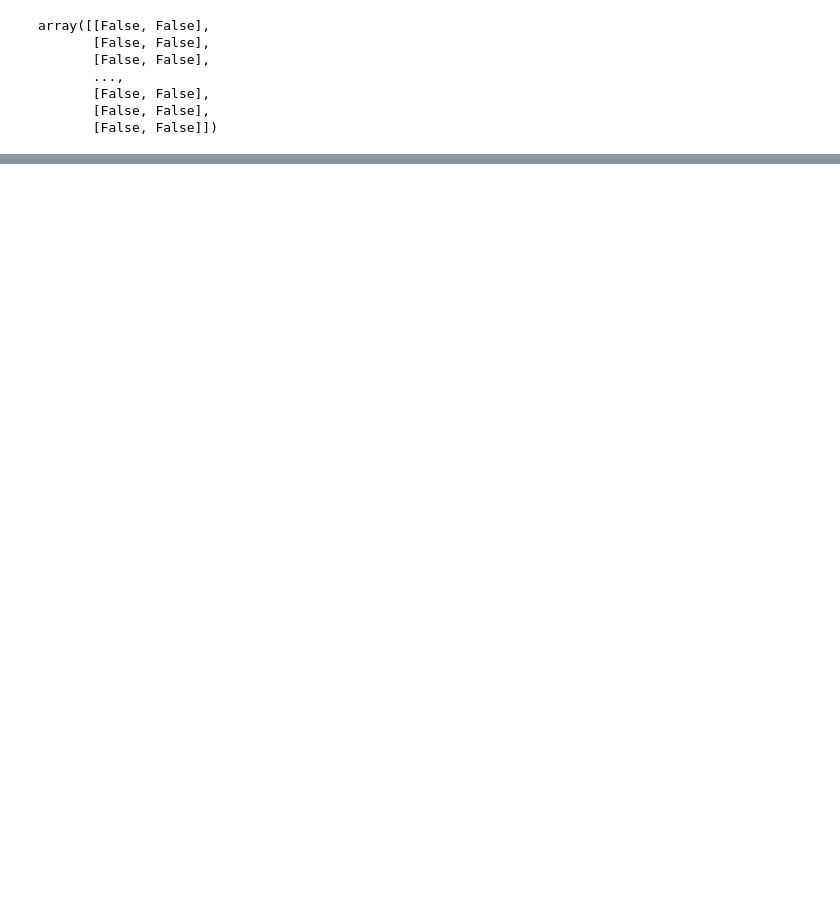
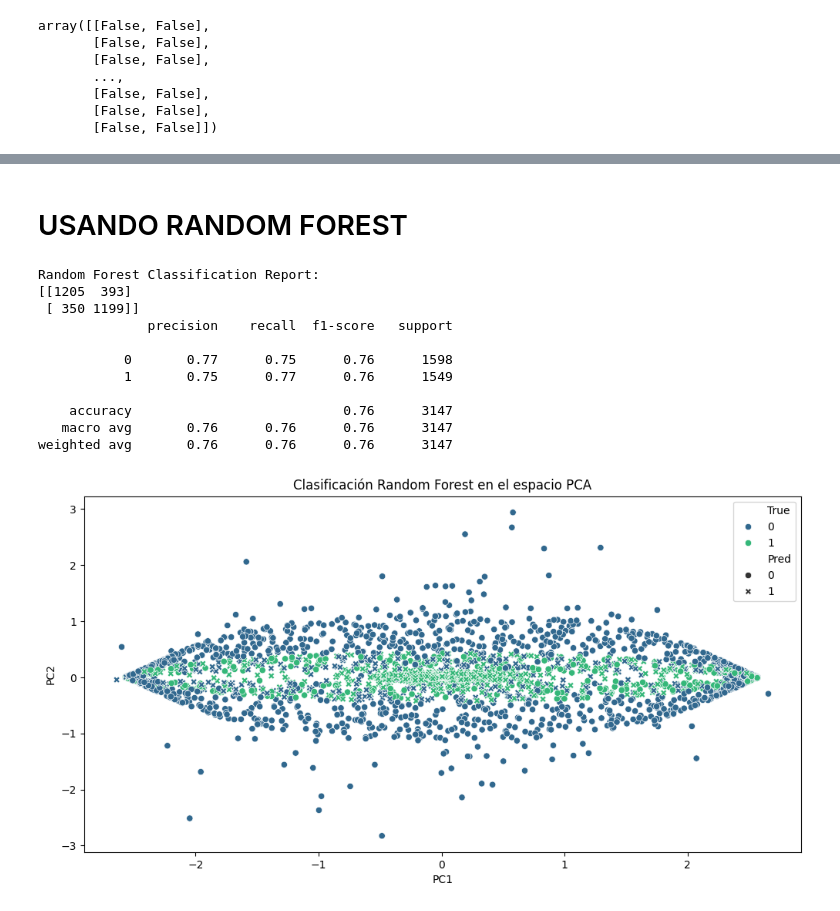
Before and after one commit to IvanAOrtiz/RETO_OndasGravitacionales, a Jupyter notebook: RetoTOPO.ipynb, the cells around one changed output, grey strips where cells are left out. Drawn from its saved outputs; the diff is of its cells as text; code cells hidden in the pictures; blank space fills up the shorter version.

```diff
--- a/RetoTOPO.ipynb
+++ b/RetoTOPO.ipynb
@@ -206,0 +317,54 @@ plot_persistence_diagram(persistence_filtered_signal, "Diagrama de Persistencia
+# %% [markdown]
+# USANDO RANDOM FOREST
+# %%
+
+
+# Preparación de los datos
+X = df_combined_scaled
+y = df_combined['Type'].apply(lambda x: 1 if x == 'Filtered' else 0)  # Convertir las etiquetas a 0 y 1
+
+# División de los datos en entrenamiento y prueba
+X_train, X_test, y_train, y_test = train_test_split(X, y, test_size=0.3, random_state=42)
+
+# Random Forest
+rf_model = RandomForestClassifier(n_estimators=100, random_state=42)
+rf_model.fit(X_train, y_train)
+
+# Predicción y evaluación para Random Forest
+y_pred_rf = rf_model.predict(X_test)
+print("Random Forest Classification Report:")
+print(confusion_matrix(y_test, y_pred_rf))
+print(classification_report(y_test, y_pred_rf))
+
+# Visualización del modelo Random Forest en el espacio PCA
+pca_rf = PCA(n_components=2)
+X_pca_train_rf = pca_rf.fit_transform(X_train)
+X_pca_test_rf = pca_rf.transform(X_test)
+
+rf_model_pca = RandomForestClassifier(n_estimators=100, random_state=42)
+rf_model_pca.fit(X_pca_train_rf, y_train)
+y_pred_pca_rf = rf_model_pca.predict(X_pca_test_rf)
+
+df_pca_test_rf = pd.DataFrame(X_pca_test_rf, columns=['PC1', 'PC2'])
+df_pca_test_rf['True'] = y_test.values
+df_pca_test_rf['Pred'] = y_pred_pca_rf
+
+plt.figure(figsize=(12, 6))
+sns.scatterplot(x='PC1', y='PC2', hue='True', data=df_pca_test_rf, palette='viridis', style='Pred', markers=["o", "X"])
+plt.title('Clasificación Random Forest en el espacio PCA')
+plt.xlabel('PC1')
+plt.ylabel('PC2')
+plt.show()
+# %% [output]
+Random Forest Classification Report:
+[[1205  393]
+ [ 350 1199]]
+              precision    recall  f1-score   support
+
+           0       0.77      0.75      0.76      1598
+           1       0.75      0.77      0.76      1549
+
+    accuracy                           0.76      3147
+   macro avg       0.76      0.76      0.76      3147
+weighted avg       0.76      0.76      0.76      3147
+[figure, added]
```
Also changed, not shown: parts of 16 cells of this notebook.
